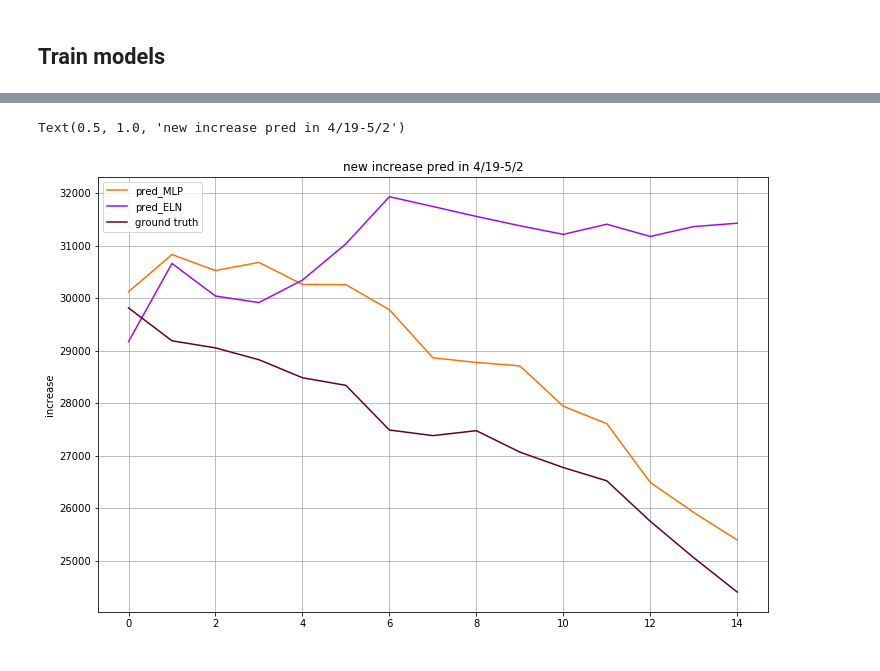
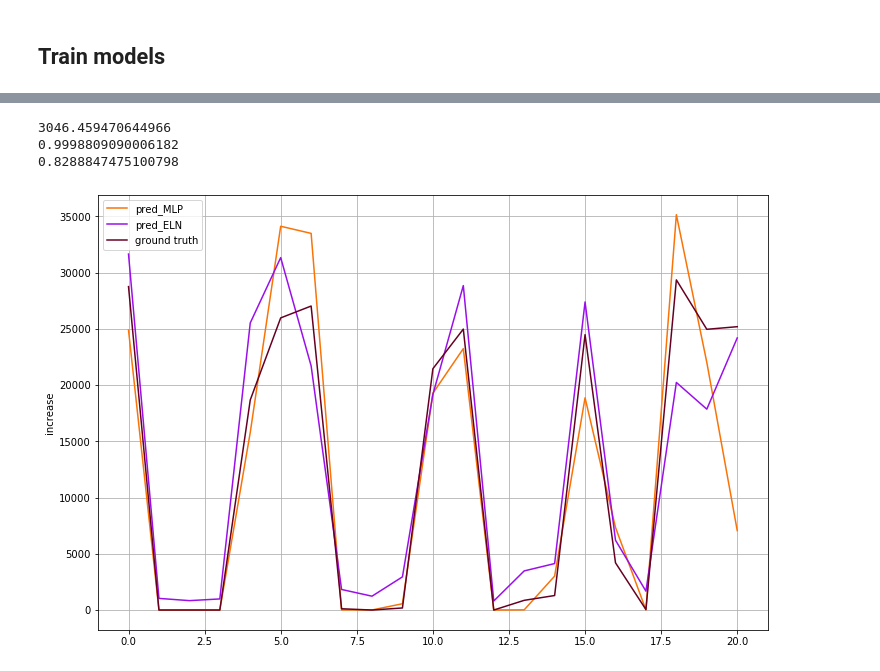
Before and after one commit to Trembleo/DS-GA-1003-Final-proj, a Jupyter notebook: code/COVIDtrends.ipynb, the cells around one changed output, grey strips where cells are left out. Drawn from its saved outputs; the diff is of its cells as text; code cells hidden in the pictures.

```diff
--- a/code/COVIDtrends.ipynb
+++ b/code/COVIDtrends.ipynb
@@ -62,6 +64,8 @@ for region in region_list:
 # %% [markdown]
 ## Parse keyword and patient data
 # %%
-parser = DataParser(keywords_path=KW_30_US_PATH, cases_path=US_DAILY_PATH)
+parser = DataParser(keywords_path=KW_30_US_PATH, cases_path=US_DAILY_PATH,
+                    start_date="20200121",
+                    avg_date=1)
 d_avg = parser.process_labels()
 train_matrix = parser.process_data_sample(label_array=d_avg)
@@ -86,0 +82,3 @@ array([[-0.49370222, -0.74254115, -0.74254115, ..., -0.52785659,
+# %%
+X_train, X_test, y_train, y_test = train_test_split(train_matrix[train_matrix.shape[0]-d_avg.shape[0]:],
+                                                    d_avg, test_size=0.2, shuffle=True)
@@ -96,0 +93,15 @@ diff = y_test-pred_ELN
+# %%
+## Elastic Net
+#########################################################
+EN_reg = ElasticNet(alpha=1,l1_ratio=.9,max_iter=30000, positive=True)
+EN_reg.fit(X_train,y_train)
+
+pred_ELN = EN_reg.predict(X_test)
+diff = y_test-pred_ELN
+print("Mean Standard Error: {}".format(np.mean(abs(diff)) ))
+print("Train set score: {}".format(EN_reg.score(X_train,y_train)))
+print("Test set score: {}".format(EN_reg.score(X_test,y_test)))
+
+fig, ax = plt.subplots(figsize=(30, 6))
+ax.bar(parser.keywords.columns[1:], EN_reg.coef_)
+fig.autofmt_xdate(rotation=45)
@@ -97,22 +113,29 @@ diff = y_test-pred_ELN
 # %%
 ## MLP
 #########################################################
-MLP_regressor = MLPRegressor(hidden_layer_sizes=(20,20,5),alpha=1,
-                             learning_rate_init=0.01,max_iter=20000,n_iter_no_change=100)
+MLP_regressor = MLPRegressor(hidden_layer_sizes=(20,10,5), activation='relu', solver='adam',
+                             alpha=1, learning_rate_init=0.01, max_iter=30000, n_iter_no_change=100)
 MLP_regressor.fit(X_train,y_train)
 
 pred_MLP = MLP_regressor.predict(X_test)
 diff = y_test-pred_MLP
+print(np.mean(abs(diff)))
+print(MLP_regressor.score(X_train,y_train))
+print(MLP_regressor.score(X_test,y_test))
+# %% [output]
+3046.459470644966
+0.9998809090006182
+0.8288847475100798
 # %%
 fig = plt.figure(figsize=(12,8))
 ax1 = fig.add_subplot()
 ax1.plot(pred_MLP, 'xkcd:orange')
 ax1.plot(pred_ELN, 'xkcd:violet')
 ax1.plot(y_test, 'xkcd:maroon')
+# ax1.set_ylim([0, 40000])
 ax1.set_ylabel('increase')
 ax1.legend(['pred_MLP','pred_ELN','ground truth'])
-ax1.grid(True)
-ax1.set_title('new increase pred in 4/19-5/2')
+ax1.grid()
+# ax1.set_title('new increase pred in 4/19-5/2')
 # %% [output]
-Text(0.5, 1.0, 'new increase pred in 4/19-5/2')
-[figure, old version]
+[figure, new version]
```
Also changed, not shown: parts of 6 cells of this notebook, 1 other file.
